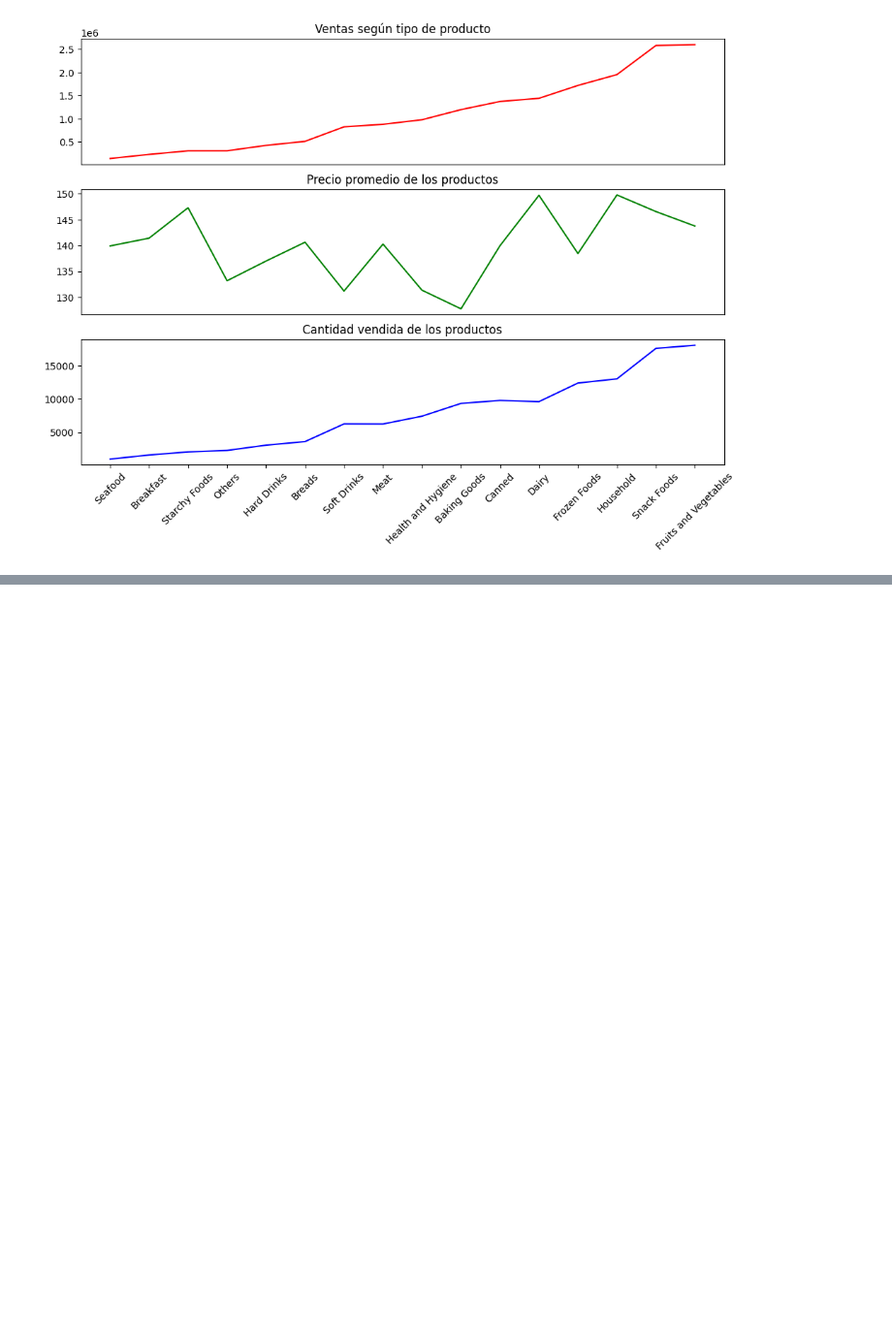
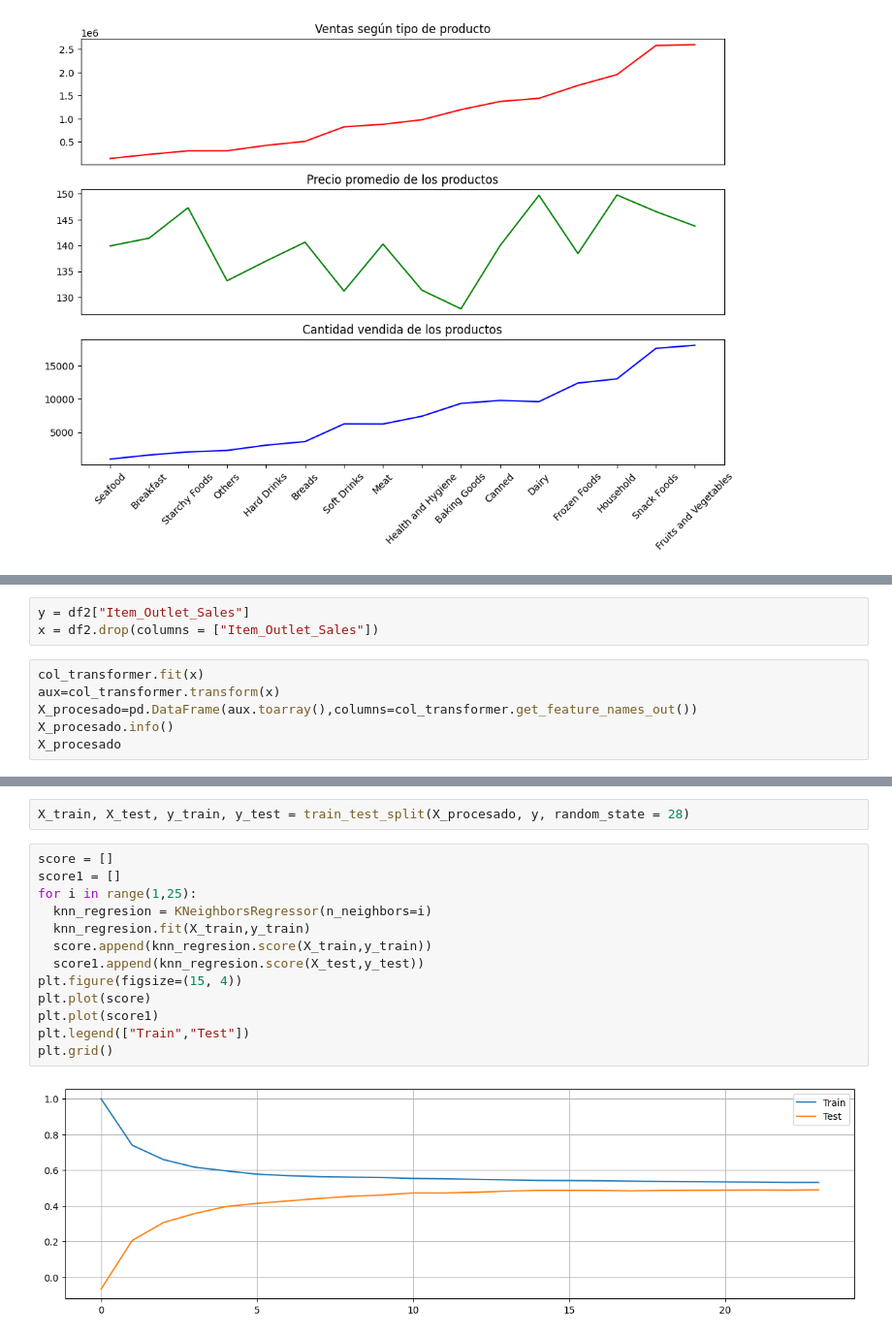
Before and after one commit to Fermasango28/Fermasango28, a Jupyter notebook: Predicccion.ipynb, the cells around one changed output, grey strips where cells are left out. Shown: that part at 97% size. Cells and saved outputs as stored; diff of their text form; blank space fills up the shorter version.

```diff
--- a/Predicccion.ipynb
+++ b/Predicccion.ipynb
@@ -181,0 +434,9 @@ plt.show()
+# %%
+y = df2["Item_Outlet_Sales"]
+x = df2.drop(columns = ["Item_Outlet_Sales"])
+# %%
+col_transformer.fit(x)
+aux=col_transformer.transform(x)
+X_procesado=pd.DataFrame(aux.toarray(),columns=col_transformer.get_feature_names_out())
+X_procesado.info()
+X_procesado
@@ -181,0 +474,17 @@ plt.show()
+# %%
+X_train, X_test, y_train, y_test = train_test_split(X_procesado, y, random_state = 28)
+# %%
+score = []
+score1 = []
+for i in range(1,25):
+  knn_regresion = KNeighborsRegressor(n_neighbors=i)
+  knn_regresion.fit(X_train,y_train)
+  score.append(knn_regresion.score(X_train,y_train))
+  score1.append(knn_regresion.score(X_test,y_test))
+plt.figure(figsize=(15, 4))
+plt.plot(score)
+plt.plot(score1)
+plt.legend(["Train","Test"])
+plt.grid()
+# %% [output]
+[figure, added]
```
Also changed, not shown: parts of 26 cells of this notebook.
